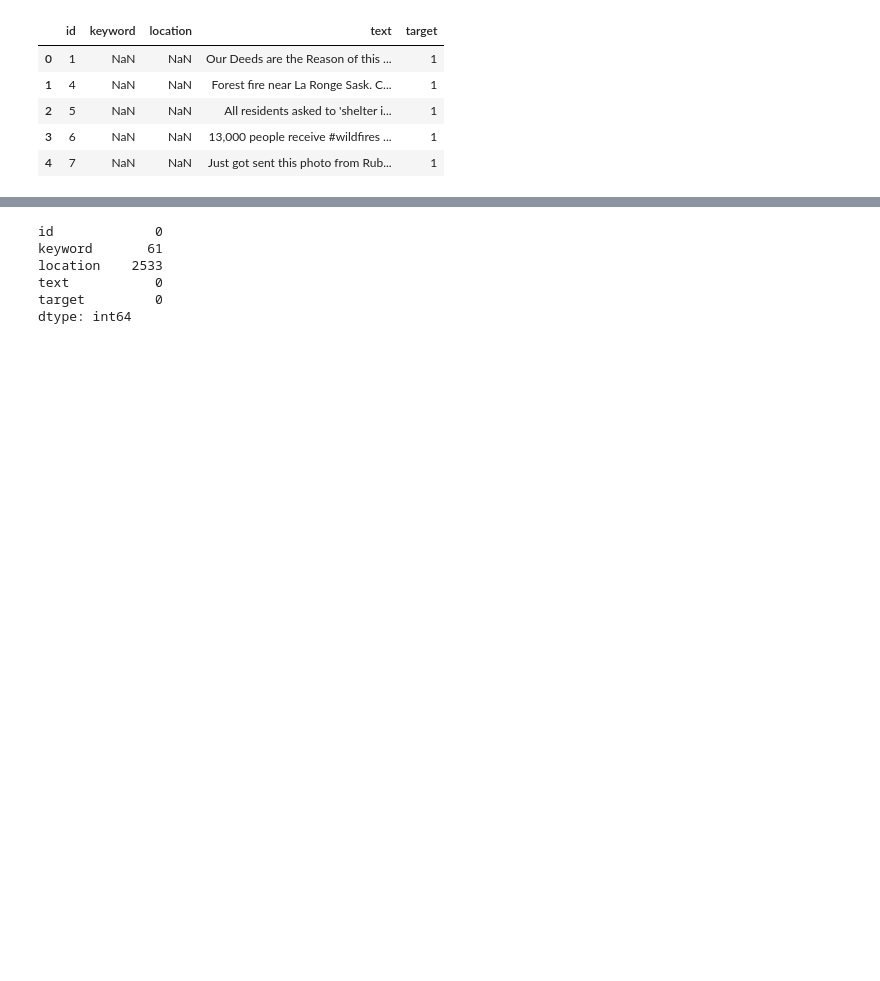
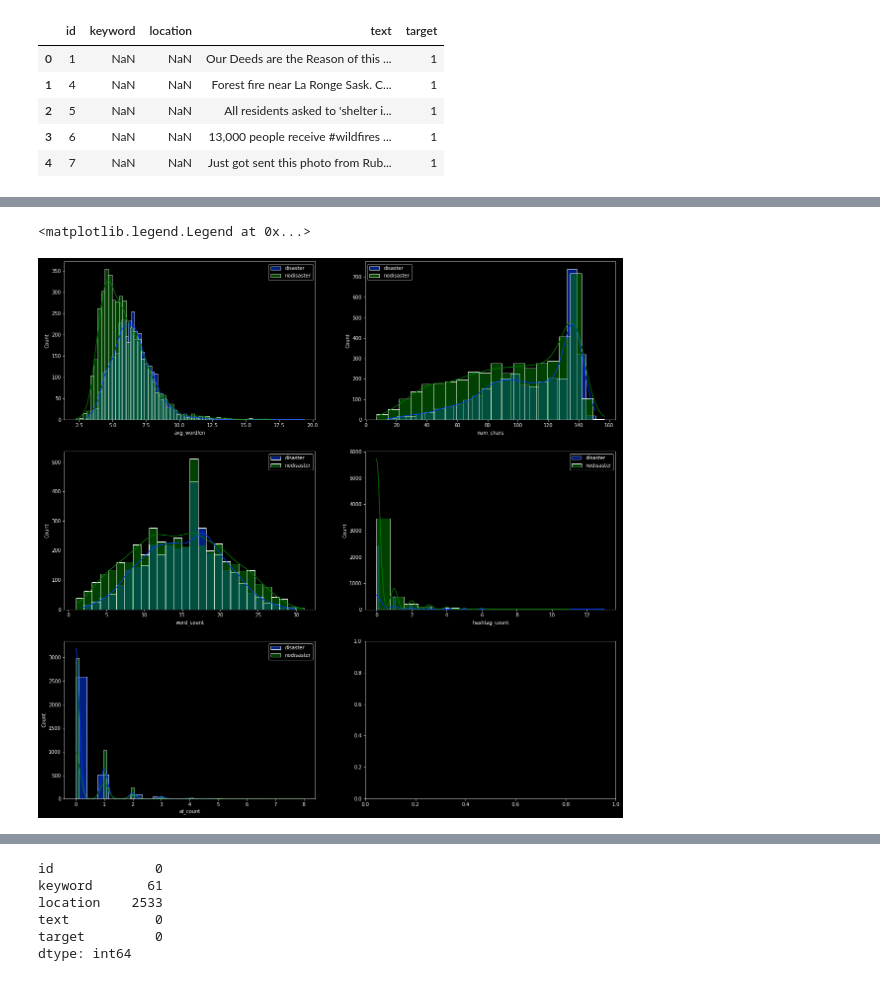
Before and after one commit to LRozeboom/nlp_disaster, a Jupyter notebook: disaster_analysis_tensorflow.ipynb, the cells around one changed output, grey strips where cells are left out. Drawn from its saved outputs; the diff is of its cells as text; code cells hidden in the pictures; blank space fills up the shorter version.

```diff
--- a/disaster_analysis_tensorflow.ipynb
+++ b/disaster_analysis_tensorflow.ipynb
@@ -15,14 +15,17 @@ import re
 
 
 
+
+#some useful packages from natural language toolkit
 from nltk.corpus import stopwords
+from nltk.tokenize import RegexpTokenizer
 
 from sklearn.model_selection import train_test_split
 from tensorflow.keras import layers
 from tensorflow.keras.preprocessing.text import Tokenizer
 from tensorflow.keras.preprocessing.sequence import pad_sequences
-
 from tensorflow.keras.models import Sequential
 
-
+#this is a trick to make the plots look better in dark mode
 plt.style.use('dark_background')
+sns.set_palette('bright')
@@ -55,0 +116,29 @@ df_train.head()
+# %%
+#now compare these values for disaster and non-disaster tweets
+
+
+fig,axes=plt.subplots(3,2,figsize=(20,20))
+
+sns.histplot(disaster['avg_wordlen'] ,label='disaster',ax=axes[0,0],kde=True)
+sns.histplot(nodisaster['avg_wordlen'],label='nodisaster',ax=axes[0,0],kde=True,color='green')
+axes[0,0].legend()
+
+sns.histplot(disaster['num_chars'] ,label='disaster',ax=axes[0,1],kde=True)
+sns.histplot(nodisaster['num_chars'],label='nodisaster',ax=axes[0,1],kde=True,color='green')
+axes[0,1].legend()
+
+sns.histplot(disaster['word_count'] ,label='disaster',ax=axes[1,0],kde=True)
+sns.histplot(nodisaster['word_count'],label='nodisaster',ax=axes[1,0],kde=True,color='green')
+axes[1,0].legend()
+
+
+sns.histplot(disaster['hashtag_count'] ,label='disaster',ax=axes[1,1],kde=True)
+sns.histplot(nodisaster['hashtag_count'],label='nodisaster',ax=axes[1,1],kde=True,color='green')
+axes[1,1].legend()
+
+sns.histplot(disaster['at_count'] ,label='disaster',ax=axes[2,0],kde=True)
+sns.histplot(nodisaster['at_count'],label='nodisaster',ax=axes[2,0],kde=True,color='green')
+axes[2,0].legend()
+# %% [output]
+<matplotlib.legend.Legend at 0x...>
+[figure, added]
```
Also changed, not shown: parts of 15 cells of this notebook, 1 other file.
